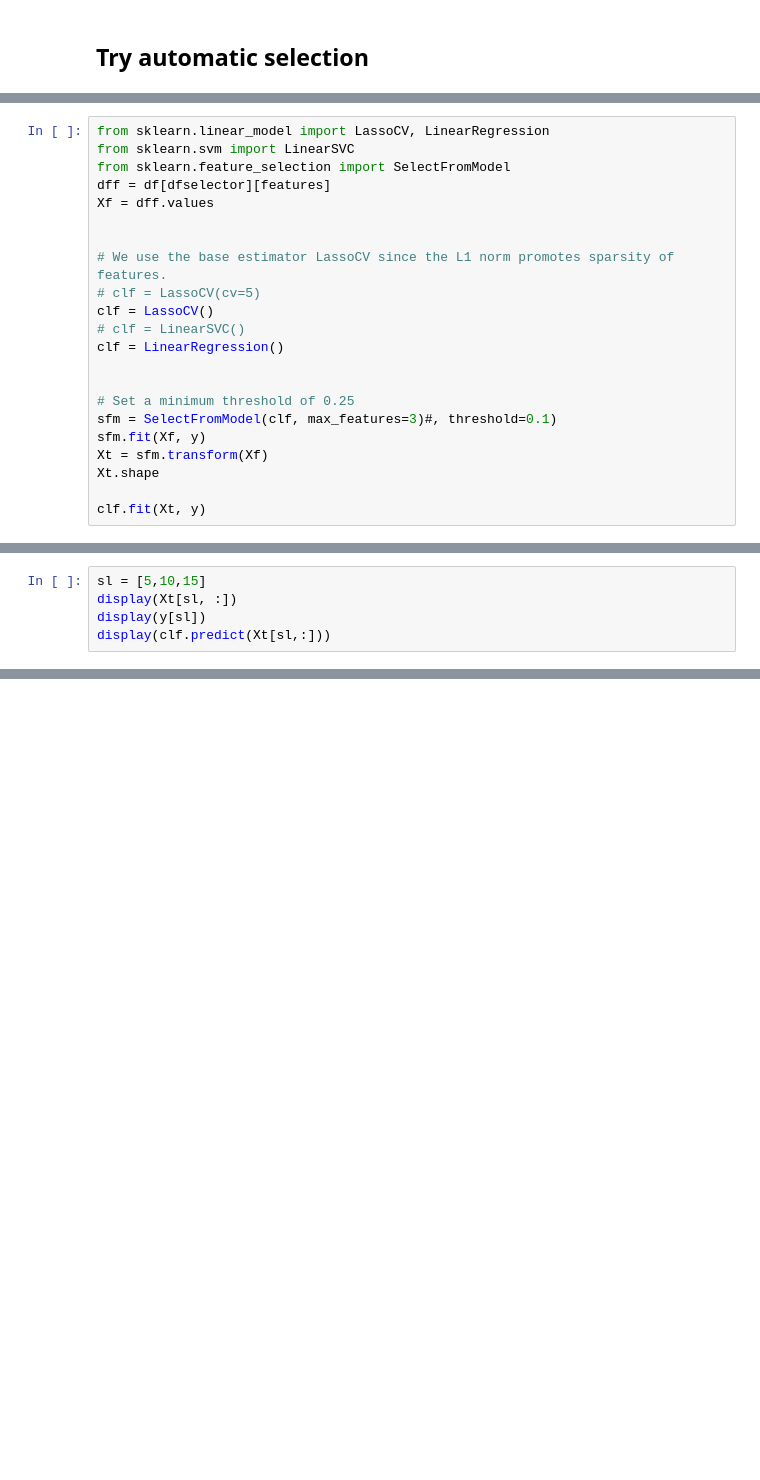
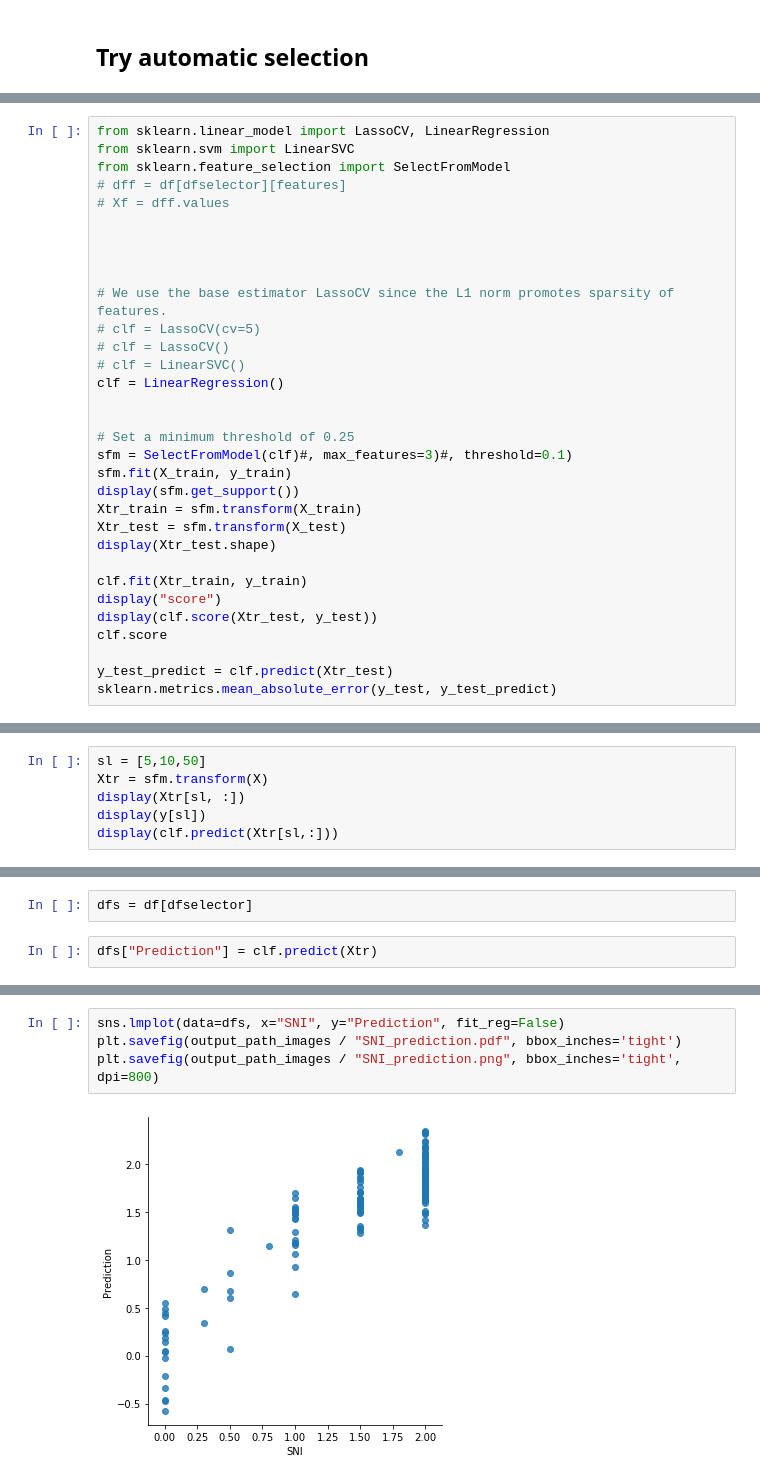
Before and after one commit to mjirik/scaffan, a Jupyter notebook: experiments/lobulus_area_evaluation.ipynb, the cells around one changed output, grey strips where cells are left out. Drawn from its saved outputs; the diff is of its cells as text; blank space fills up the shorter version.

```diff
--- a/experiments/lobulus_area_evaluation.ipynb
+++ b/experiments/lobulus_area_evaluation.ipynb
@@ -283,22 +371,32 @@ array([2.00057337, 1.0070528 , 2.03419561])
 from sklearn.linear_model import LassoCV, LinearRegression
 from sklearn.svm import LinearSVC
 from sklearn.feature_selection import SelectFromModel
-dff = df[dfselector][features]
-Xf = dff.values
+# dff = df[dfselector][features]
+# Xf = dff.values
+
+
 
 
 # We use the base estimator LassoCV since the L1 norm promotes sparsity of features.
 # clf = LassoCV(cv=5)
-clf = LassoCV()
+# clf = LassoCV()
 # clf = LinearSVC()
 clf = LinearRegression()
 
 
 # Set a minimum threshold of 0.25
-sfm = SelectFromModel(clf, max_features=3)#, threshold=0.1)
-sfm.fit(Xf, y)
-Xt = sfm.transform(Xf)
-Xt.shape
+sfm = SelectFromModel(clf)#, max_features=3)#, threshold=0.1)
+sfm.fit(X_train, y_train)
+display(sfm.get_support())
+Xtr_train = sfm.transform(X_train)
+Xtr_test = sfm.transform(X_test)
+display(Xtr_test.shape)
 
-clf.fit(Xt, y)
+clf.fit(Xtr_train, y_train)
+display("score")
+display(clf.score(Xtr_test, y_test))
+clf.score
+
+y_test_predict = clf.predict(Xtr_test)
+sklearn.metrics.mean_absolute_error(y_test, y_test_predict)
 # %% [output]
@@ -306,6 +421,7 @@ LinearRegression(copy_X=True, fit_intercept=True, n_jobs=None, normalize=False)
 # %%
-sl = [5,10,15]
-display(Xt[sl, :])
+sl = [5,10,50]
+Xtr = sfm.transform(X)
+display(Xtr[sl, :])
 display(y[sl])
-display(clf.predict(Xt[sl,:]))
+display(clf.predict(Xtr[sl,:]))
 # %% [output]
@@ -316,0 +436,4 @@ array([2.23596049, 1.97113495, 1.49533114])
+# %%
+dfs = df[dfselector]
+# %%
+dfs["Prediction"] = clf.predict(Xtr)
@@ -316,0 +448,6 @@ array([2.23596049, 1.97113495, 1.49533114])
+# %%
+sns.lmplot(data=dfs, x="SNI", y="Prediction", fit_reg=False)
+plt.savefig(output_path_images / "SNI_prediction.pdf", bbox_inches='tight')
+plt.savefig(output_path_images / "SNI_prediction.png", bbox_inches='tight', dpi=800)
+# %% [output]
+[figure, added]
```
Also changed, not shown: parts of 40 cells of this notebook, 1 other file.
